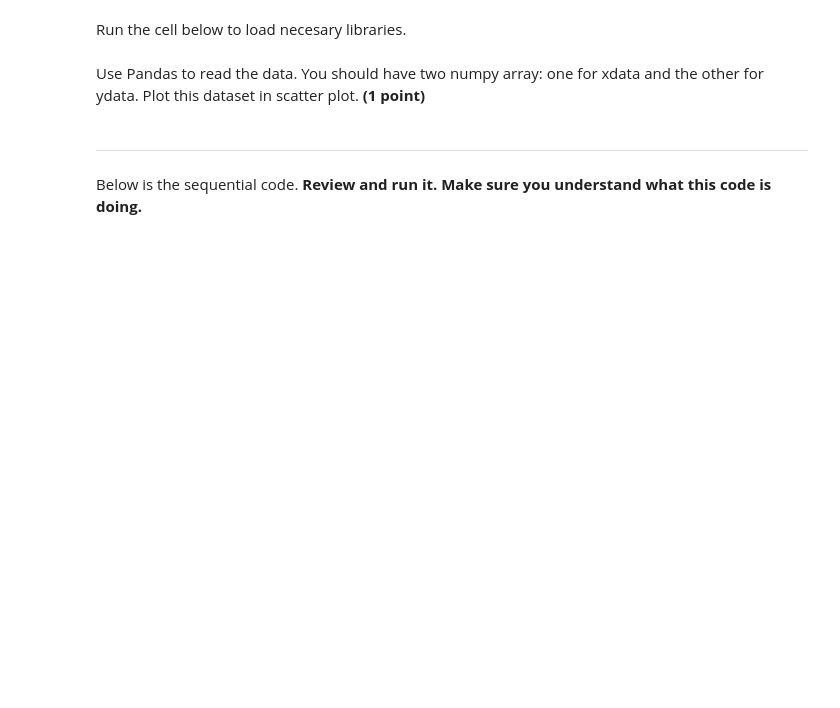
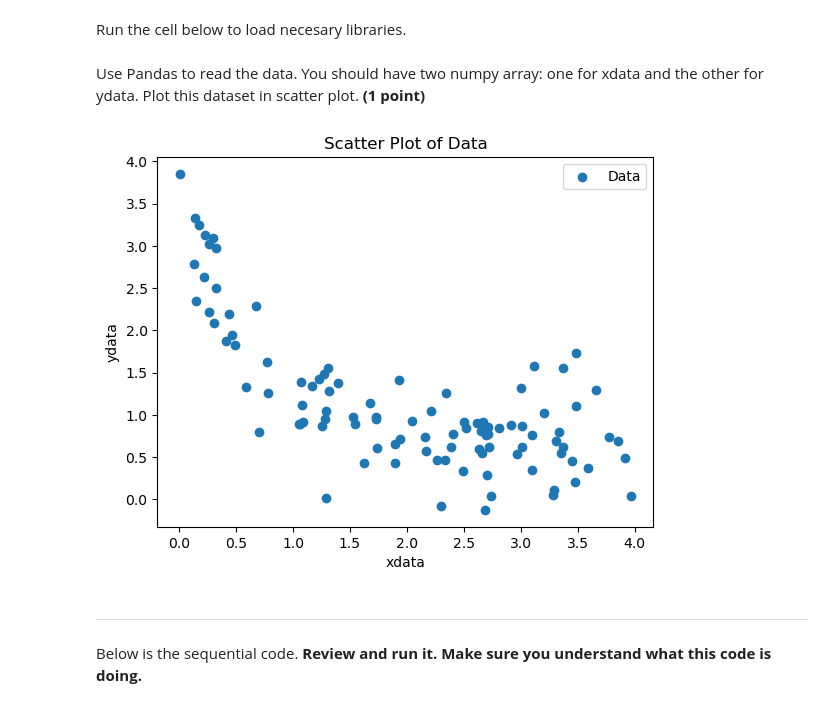
Before and after one commit to ze-ntsh/cmse202-s25-turnin, a Jupyter notebook: hw-01/HW-01_GitPracticeDebuggingPythonPackagesAndClasses-SS25-NITISH MAINDOLIYA.ipynb, the cells around one changed output. Saved outputs shown, nothing was run; the diff lists cells and outputs as text; code cells hidden in the pictures; blank space fills up the shorter version.

```diff
--- a/hw-01/HW-01_GitPracticeDebuggingPythonPackagesAndClasses-SS25-NITISH MAINDOLIYA.ipynb
+++ b/hw-01/HW-01_GitPracticeDebuggingPythonPackagesAndClasses-SS25-NITISH MAINDOLIYA.ipynb
@@ -481,3 +480,18 @@ print(ydata)
+# %%
+# write your code in this cell
+xy_data = pd.read_csv('xy_dataset.csv')
+xdata = xy_data['xdata'].values
+ydata = xy_data['ydata'].values
+
+# Plot scatter plot
+plt.scatter(xdata, ydata, label='Data')
+plt.xlabel('xdata')
+plt.ylabel('ydata')
+plt.title('Scatter Plot of Data')
+plt.legend()
+plt.show()
+# %% [output]
+[figure, added]
 # %% [markdown]
 ---
 Below is the sequential code. **Review and run it. Make sure you understand what this code is doing.**
```
Also changed, not shown: parts of 20 cells of this notebook, 2 other files.
